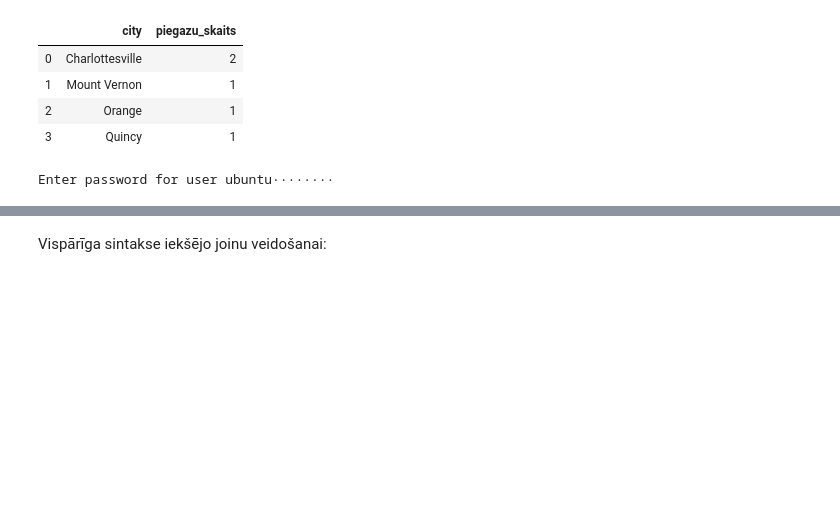
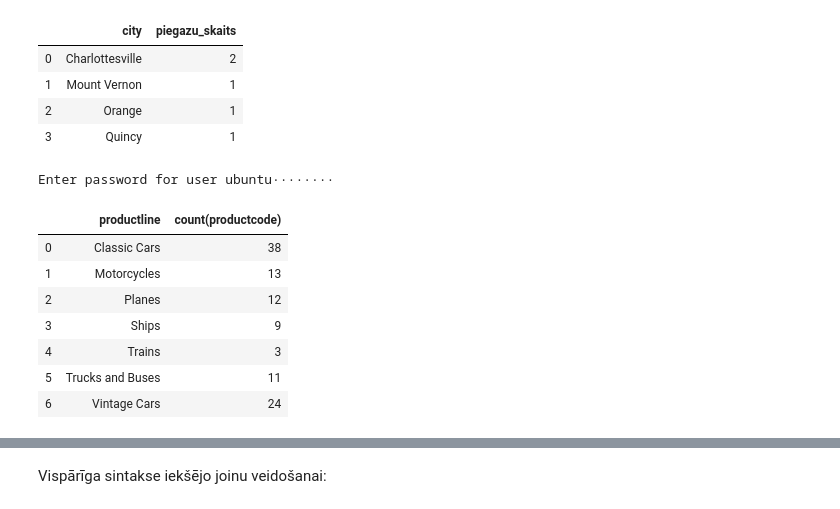
Before and after one commit to EduardsSevcenko/RCS_course, a Jupyter notebook: 3_sql_DBs/SQL_pamati_3.ipynb, the cells around one changed output, grey strips where cells are left out. Saved outputs shown, nothing was run; the diff lists cells and outputs as text; code cells hidden in the pictures; blank space fills up the shorter version.

```diff
--- a/3_sql_DBs/SQL_pamati_3.ipynb
+++ b/3_sql_DBs/SQL_pamati_3.ipynb
@@ -137,6 +154,27 @@ Enter password for user ubuntu········
 # %%
 # Uzdevums:
 # Saskaitiet cik ir produktu līniju un cik katrā produktu līnijā ir unikālu produktu.
+# sql.query("select count(distinct productline) from products")
+
+prd = """
+select
+    productline,
+    count(productcode)
+from
+    products
+group by
+    productline
+"""
+sql.query(prd)
+# %% [output]
+|  | productline | count(productcode) |
+| 0 | Classic Cars | 38 |
+| 1 | Motorcycles | 13 |
+| 2 | Planes | 12 |
+| 3 | Ships | 9 |
+| 4 | Trains | 3 |
+| 5 | Trucks and Buses | 11 |
+| 6 | Vintage Cars | 24 |
 # %%
 # Uzdevums:
 # Aprēķiniet cik daudz ienākumu ir no katras produktu līnijas
```
Also changed, not shown: parts of 11 cells of this notebook, 1 other file.
